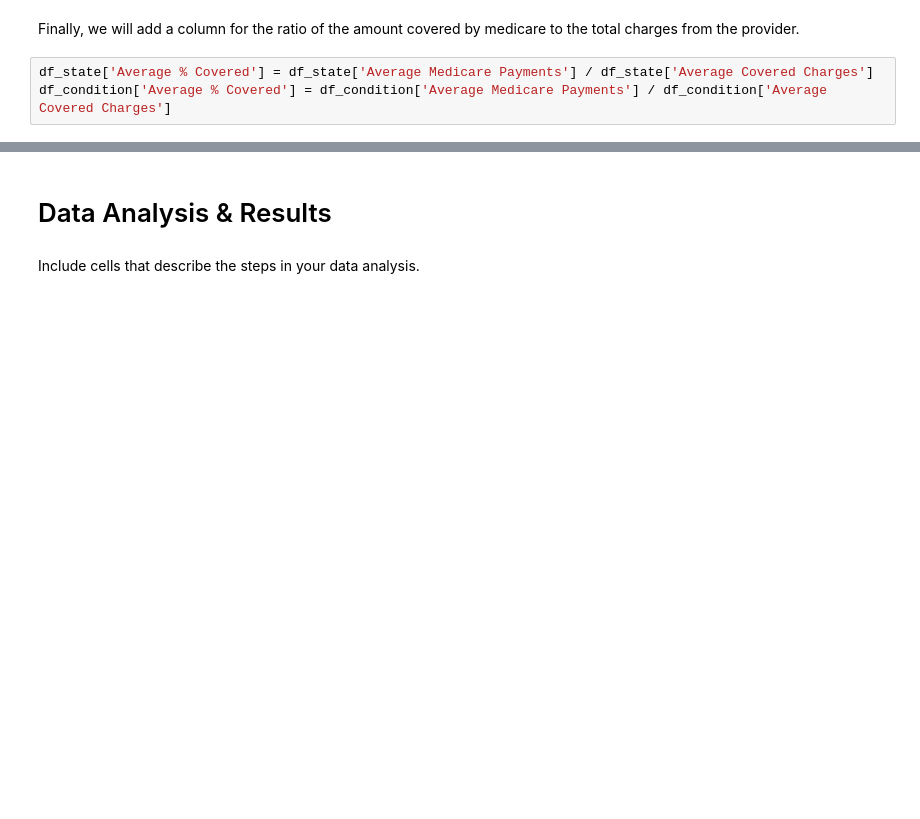
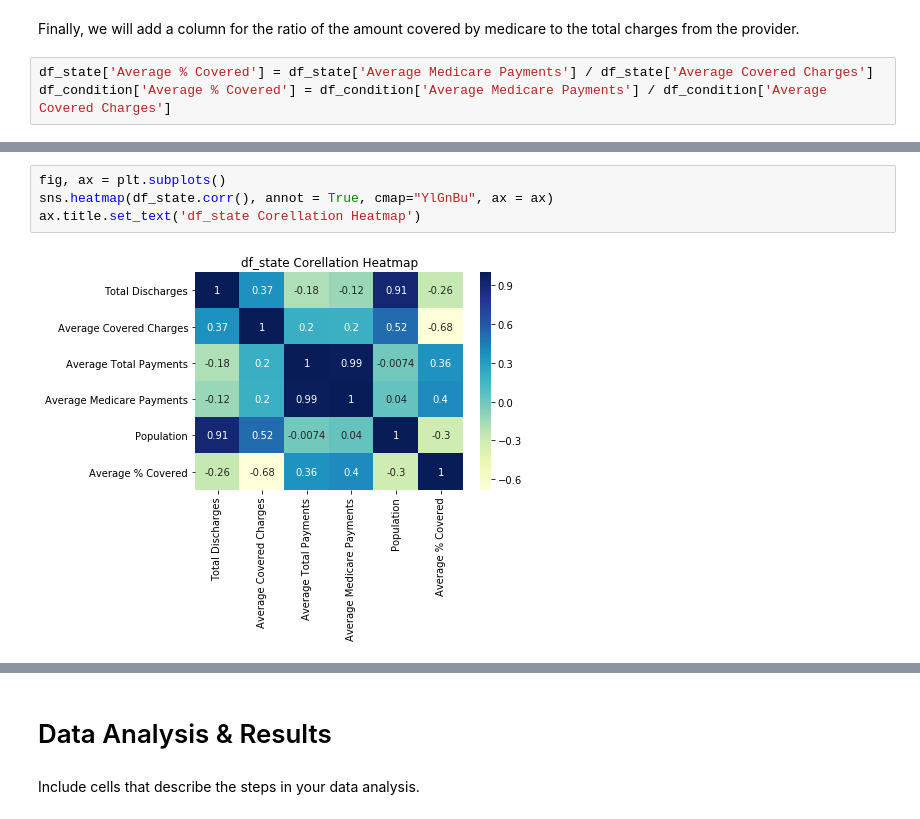
Before and after one commit to COGS108/Projects, a Jupyter notebook: FinalProject.ipynb, the cells around one changed output, grey strips where cells are left out. Cells and saved outputs as stored; diff of their text form; blank space fills up the shorter version.

```diff
--- a/FinalProject.ipynb
+++ b/FinalProject.ipynb
@@ -147,0 +232,6 @@ df_condition['Average % Covered'] = df_condition['Average Medicare Payments'] /
+# %%
+fig, ax = plt.subplots()
+sns.heatmap(df_state.corr(), annot = True, cmap="YlGnBu", ax = ax)
+ax.title.set_text('df_state Corellation Heatmap')
+# %% [output]
+[figure, added]
```
Also changed, not shown: parts of 15 cells of this notebook.
